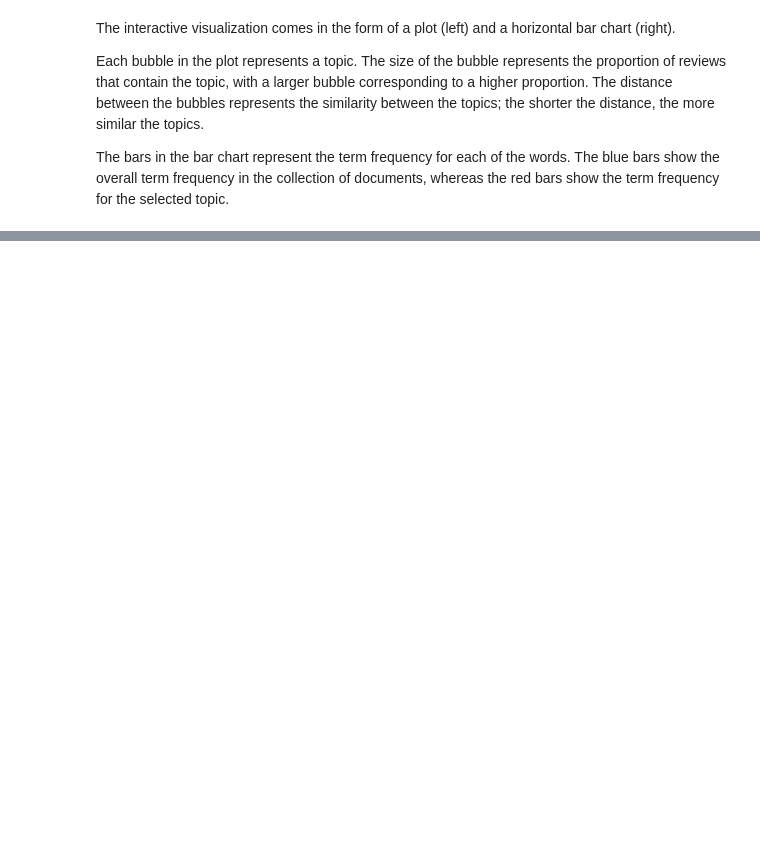
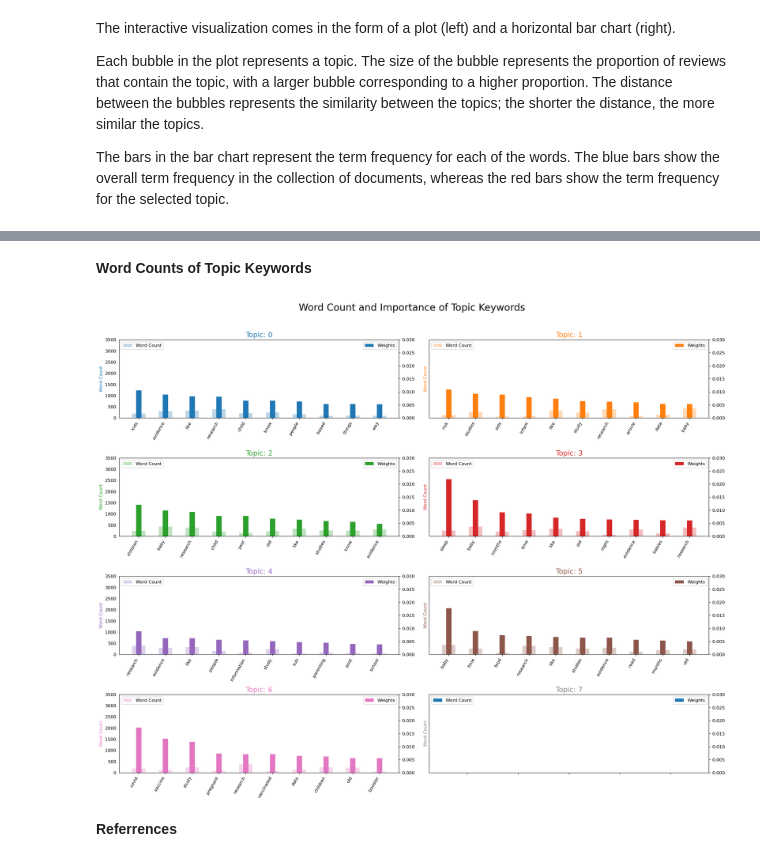
Before and after one commit to allisonhepworth/Reddit_Science_Parenting, a Jupyter notebook: code/preprocessing.ipynb, the cells around one changed output, grey strips where cells are left out. Drawn from its saved outputs; the diff is of its cells as text; code cells hidden in the pictures; blank space fills up the shorter version.

```diff
--- a/code/preprocessing.ipynb
+++ b/code/preprocessing.ipynb
@@ -501,0 +617,7 @@ ValueError: ("'texts' should be provided for %s coherence.", 'c_v')
+# %%
+count = 0
+for m, cv, per in zip(x, coherence_values, perplexity_values):
+    print('Model number: ', count, "Num Topics =", m,
+          " has Coherence Value of", round(cv, 3),
+         " and Perplexity Valye of", round(per, 3))
+    count += 1
@@ -501,0 +758,10 @@ ValueError: ("'texts' should be provided for %s coherence.", 'c_v')
+# %%
+lda_model = gensim.models.LdaMulticore(corpus=corpus,
+                                           id2word=id2word,
+                                           num_topics=7,
+                                           random_state=100,
+                                           chunksize=100,
+                                           passes=10,
+                                           alpha=0.61,
+                                           eta=0.9)
+lda_model.show_topics()
@@ -501,0 +783,38 @@ ValueError: ("'texts' should be provided for %s coherence.", 'c_v')
+# %% [markdown]
+__Word Counts of Topic Keywords__
+# %%
+from collections import Counter
+import matplotlib.colors as mcolors
+
+topics = lda_model.show_topics(formatted=False)
+data_flat = [w for w_list in reddit_data['clean_title_content'] for w in w_list]
+counter = Counter(data_flat)
+
+out = []
+for i, topic in topics:
+    for word, weight in topic:
+        out.append([word, i , weight, counter[word]])
+
+df = pd.DataFrame(out, columns=['word', 'topic_id', 'importance', 'word_count'])
+
+# Plot Word Count and Weights of Topic Keywords
+fig, axes = plt.subplots(4, 2, figsize=(20,15), sharey=True, dpi=160)
+cols = [color for name, color in mcolors.TABLEAU_COLORS.items()]
+for i, ax in enumerate(axes.flatten()):
+    ax.bar(x='word', height="word_count", data=df.loc[df.topic_id==i, :], color=cols[i], width=0.5, alpha=0.3, label='Word Count')
+    ax_twin = ax.twinx()
+    ax_twin.bar(x='word', height="importance", data=df.loc[df.topic_id==i, :], color=cols[i], width=0.2, label='Weights')
+    ax.set_ylabel('Word Count', color=cols[i])
+    ax_twin.set_ylim(0, 0.030); ax.set_ylim(0, 3500)
+    ax.set_title('Topic: ' + str(i), color=cols[i], fontsize=16)
+    ax.tick_params(axis='y', left=False)
+    ax.set_xticklabels(df.loc[df.topic_id==i, 'word'], rotation=60, horizontalalignment= 'right')
+    ax.legend(loc='upper left'); ax_twin.legend(loc='upper right')
+
+fig.tight_layout(w_pad=2)
+fig.suptitle('Word Count and Importance of Topic Keywords', fontsize=22, y=1.05)
+plt.show()
+# %% [output]
+[figure, added]
+# %% [markdown]
+__Referrences__
```
Also changed, not shown: parts of 34 cells of this notebook.
